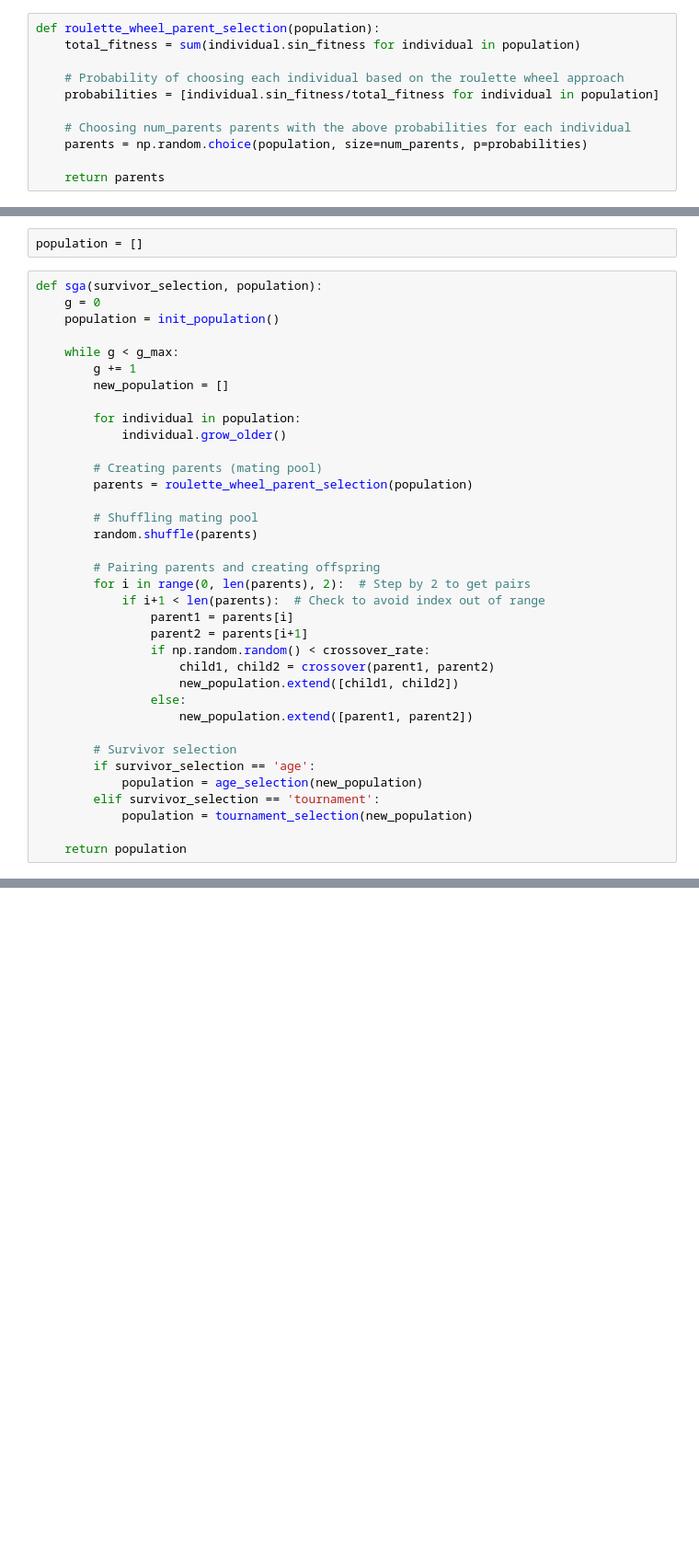
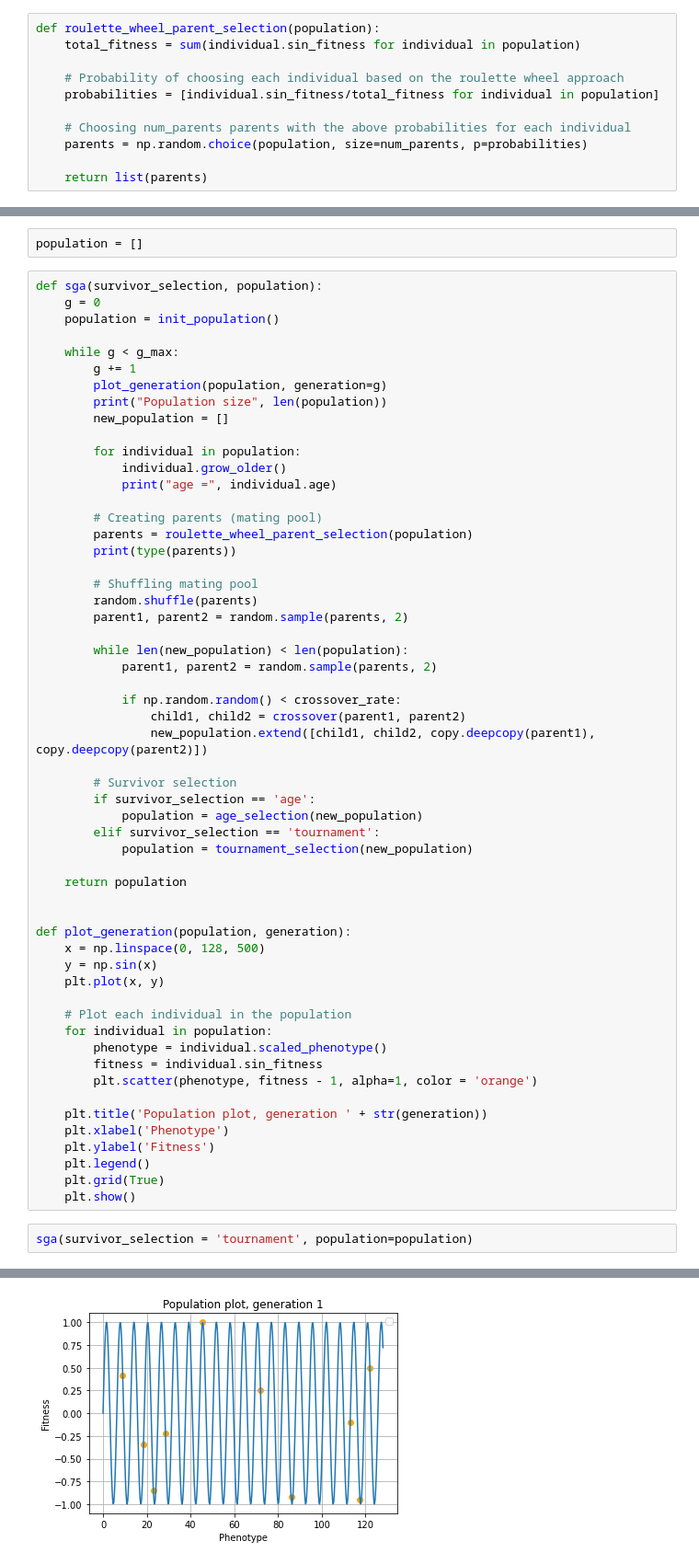
Before and after one commit to nickaskari/it3708-bioAI, a Jupyter notebook: project_1/main.ipynb, the cells around one changed output, grey strips where cells are left out. Shown at 92% size. Saved outputs shown, nothing was run; the diff lists cells and outputs as text; blank space fills up the shorter version.

```diff
--- a/project_1/main.ipynb
+++ b/project_1/main.ipynb
@@ -73,7 +77,7 @@ def roulette_wheel_parent_selection(population):
     # Choosing num_parents parents with the above probabilities for each individual
     parents = np.random.choice(population, size=num_parents, p=probabilities)
 
-    return parents
+    return list(parents)
 # %% [markdown]
 *c) Implement a function that creates two offspring from two parents through
 crossover. The offspring should also have a chance of getting a random
@@ -145,27 +153,28 @@ def sga(survivor_selection, population):
 
     while g < g_max:
         g += 1
+        plot_generation(population, generation=g)
+        print("Population size", len(population))
         new_population = []
 
         for individual in population:
             individual.grow_older()
+            print("age =", individual.age)
 
         # Creating parents (mating pool)
         parents = roulette_wheel_parent_selection(population)
+        print(type(parents))
 
         # Shuffling mating pool
         random.shuffle(parents)
+        parent1, parent2 = random.sample(parents, 2)
 
-        # Pairing parents and creating offspring
-        for i in range(0, len(parents), 2):  # Step by 2 to get pairs
-            if i+1 < len(parents):  # Check to avoid index out of range
-                parent1 = parents[i]
-                parent2 = parents[i+1]
-                if np.random.random() < crossover_rate:
-                    child1, child2 = crossover(parent1, parent2)
-                    new_population.extend([child1, child2])
-                else:
-                    new_population.extend([parent1, parent2])
+        while len(new_population) < len(population):
+            parent1, parent2 = random.sample(parents, 2)
+
+            if np.random.random() < crossover_rate:
+                child1, child2 = crossover(parent1, parent2)
+                new_population.extend([child1, child2, copy.deepcopy(parent1), copy.deepcopy(parent2)])
 
         # Survivor selection
         if survivor_selection == 'age':
@@ -174,3 +183,25 @@ def sga(survivor_selection, population):
             population = tournament_selection(new_population)
 
     return population
+
+
+def plot_generation(population, generation):
+    x = np.linspace(0, 128, 500)
+    y = np.sin(x)
+    plt.plot(x, y)
+
+    # Plot each individual in the population
+    for individual in population:
+        phenotype = individual.scaled_phenotype()
+        fitness = individual.sin_fitness
+        plt.scatter(phenotype, fitness - 1, alpha=1, color = 'orange')
+
+    plt.title('Population plot, generation ' + str(generation))
+    plt.xlabel('Phenotype')
+    plt.ylabel('Fitness')
+    plt.legend()
+    plt.grid(True)
+    plt.show()
+# %%
+sga(survivor_selection = 'tournament', population=population)
+# %% [output]
@@ -176,0 +209 @@ def sga(survivor_selection, population):
+[figure, added]
```
Also changed, not shown: parts of 5 cells of this notebook.
